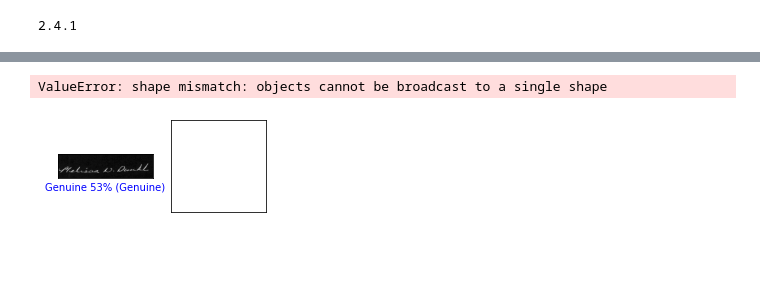
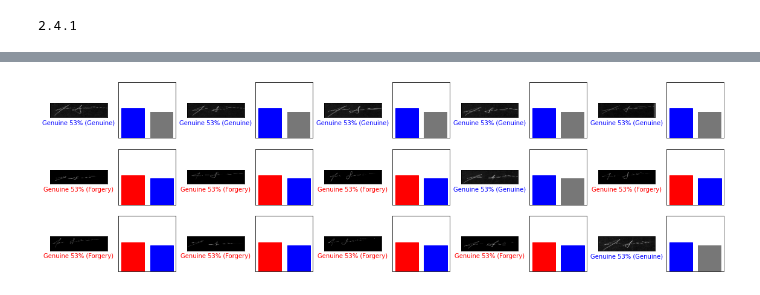
Before and after one commit to VicttorSM/tcc-neural-network, a Jupyter notebook: Neural Network TCC.ipynb, the cells around one changed output, grey strips where cells are left out. Drawn from its saved outputs; the diff is of its cells as text; code cells hidden in the pictures; blank space fills up the shorter version.

```diff
--- a/Neural Network TCC.ipynb
+++ b/Neural Network TCC.ipynb
@@ -135,7 +141,7 @@ train_images = train_images / 255.0
 test_images = test_images / 255.0
 # %%
 plt.figure(figsize=(10,10))
-for i in range(25):
+for i in range(20):
     plt.subplot(5,5,i+1)
     plt.xticks([])
     plt.yticks([])
@@ -169,13 +175,13 @@ model = keras.Sequential([
 
     keras.layers.Flatten(input_shape=(50, 200)),
     keras.layers.Dense(128, activation='relu'),
-    keras.layers.Dense(10, activation='softmax'),
+    keras.layers.Dense(32, activation='softmax'),
 
     keras.layers.ReLU(),
     keras.layers.Dropout(0.05),
 
     #keras.layers.Flatten(input_shape=(50, 200)),
-    keras.layers.Dense(128, activation='relu'),
+    keras.layers.Dense(32, activation='relu'),
     keras.layers.Dense(2, activation='softmax')
 ])
 # %%
@@ -183,5 +189,5 @@ model.compile(optimizer='adam',
               loss='categorical_crossentropy',
               metrics=['categorical_crossentropy'])
 # %%
-model.fit(train_images, train_labels, epochs=3)
+model.fit(train_images, train_labels, epochs=20)
 # %% [output]
@@ -227,7 +244,7 @@ def plot_value_array(i, predictions_array, true_label):
   plt.grid(False)
   plt.xticks([])
   plt.yticks([])
-  thisplot = plt.bar(range(10), predictions_array, color="#777777")
+  thisplot = plt.bar(range(2), predictions_array, color="#777777")
   plt.ylim([0, 1])
   predicted_label = np.argmax(predictions_array)
 
@@ -236,14 +271,13 @@ def plot_value_array(i, predictions_array, true_label):
 # %%
 num_rows = 10
 num_cols = 5
-num_images = num_rows*num_cols
+num_images = num_rows*num_cols if num_rows*num_cols < len(test_labels_og) else len(test_labels_og)
 plt.figure(figsize=(2*2*num_cols, 2*num_rows))
 for i in range(num_images):
   plt.subplot(num_rows, 2*num_cols, 2*i+1)
   plot_image(i, predictions, test_labels_og, test_images)
   plt.subplot(num_rows, 2*num_cols, 2*i+2)
   plot_value_array(i, predictions, test_labels_og)
 plt.show()
 # %% [output]
-ValueError: shape mismatch: objects cannot be broadcast to a single shape
-[figure, old version]
+[figure, new version]
```
Also changed, not shown: parts of 11 cells of this notebook.
